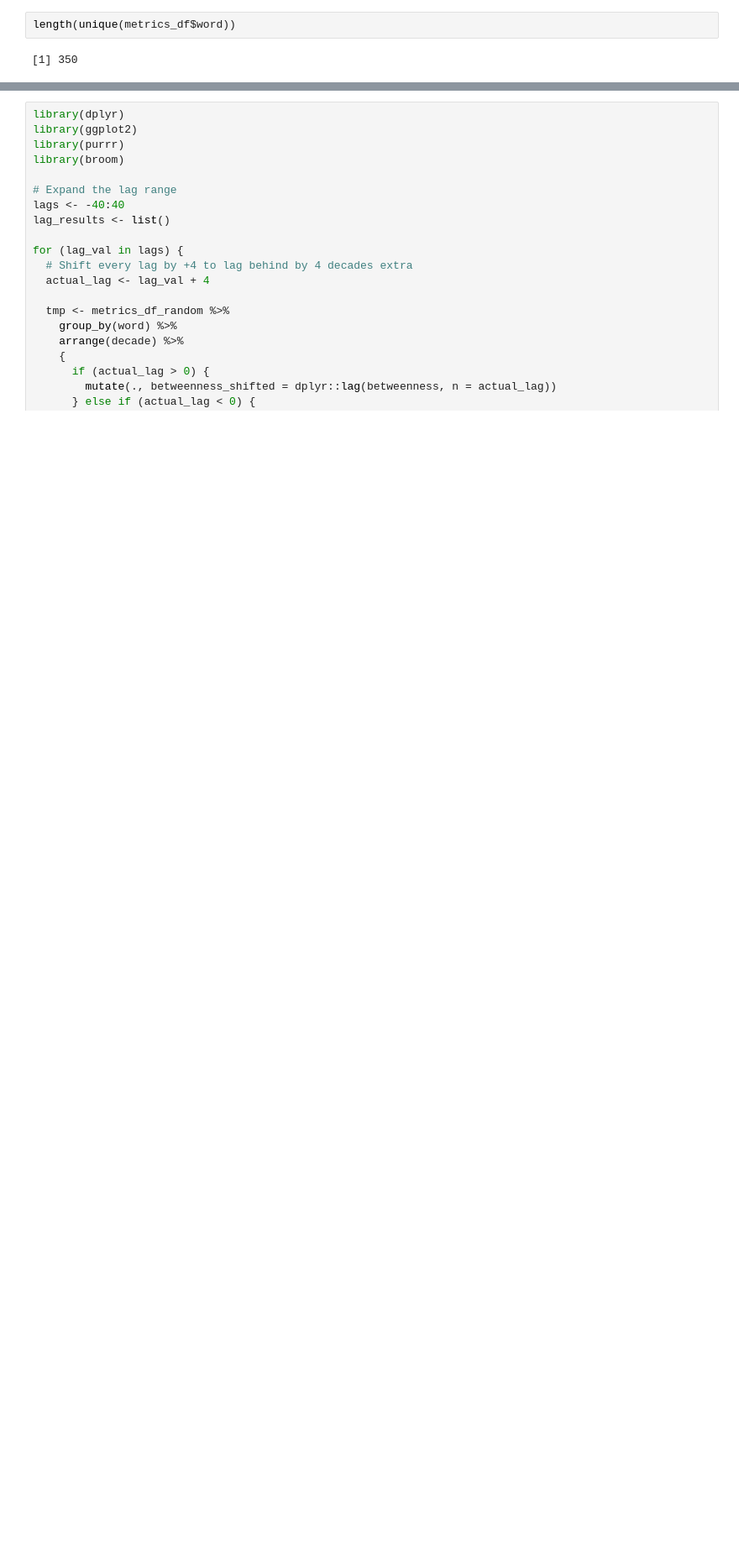
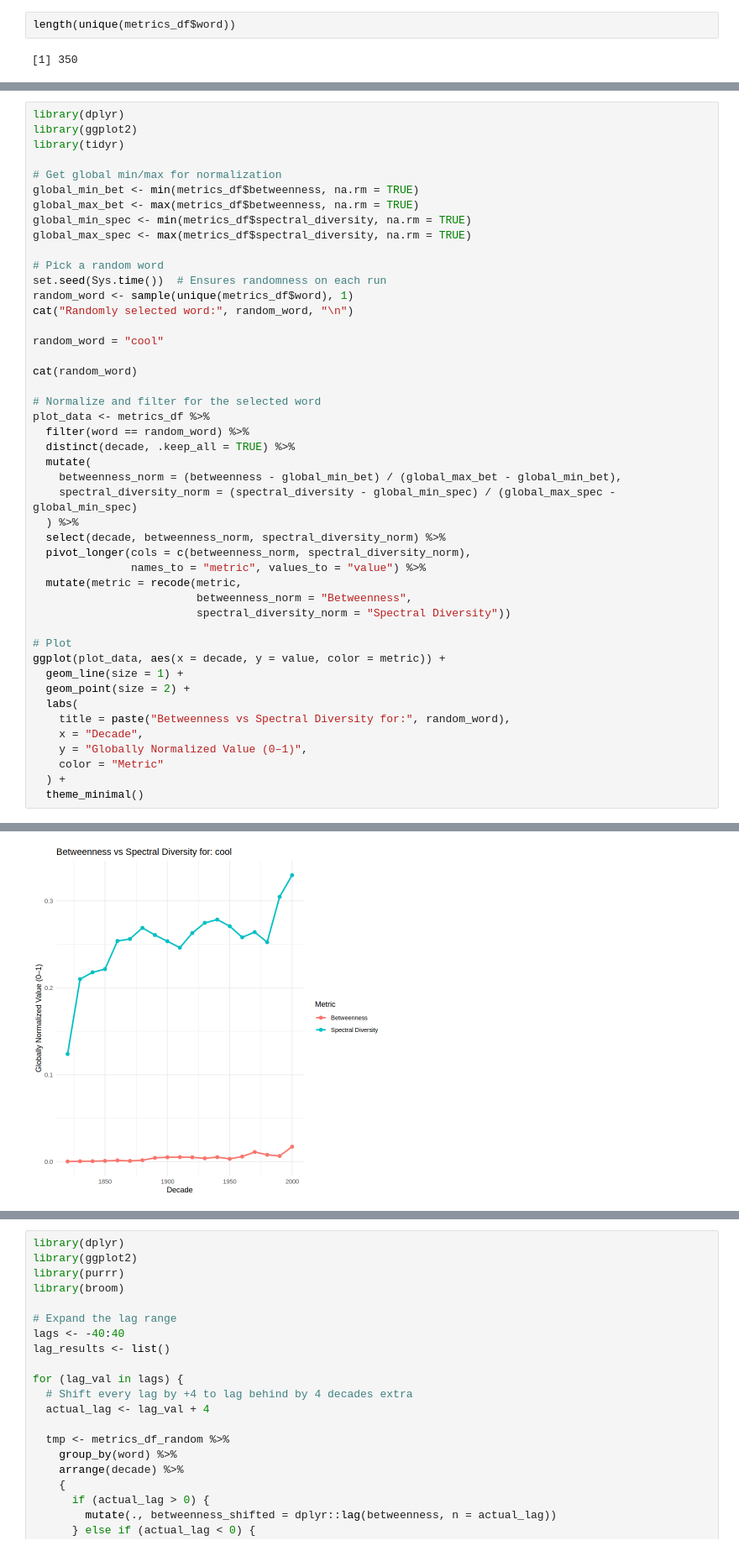
Before and after one commit to zstud04/lexical-evolution, a Jupyter notebook: analyses/word_sense_3.ipynb, the cells around one changed output, grey strips where cells are left out. Shown at 84% size. Saved outputs shown, nothing was run; the diff lists cells and outputs as text; blank space fills up the shorter version.

```diff
--- a/analyses/word_sense_3.ipynb
+++ b/analyses/word_sense_3.ipynb
@@ -133,0 +329,47 @@ length(unique(metrics_df$word))
+# %%
+library(dplyr)
+library(ggplot2)
+library(tidyr)
+
+# Get global min/max for normalization
+global_min_bet <- min(metrics_df$betweenness, na.rm = TRUE)
+global_max_bet <- max(metrics_df$betweenness, na.rm = TRUE)
+global_min_spec <- min(metrics_df$spectral_diversity, na.rm = TRUE)
+global_max_spec <- max(metrics_df$spectral_diversity, na.rm = TRUE)
+
+# Pick a random word
+set.seed(Sys.time())  # Ensures randomness on each run
+random_word <- sample(unique(metrics_df$word), 1)
+cat("Randomly selected word:", random_word, "\n")
+
+random_word = "cool"
+
+cat(random_word)
+
+# Normalize and filter for the selected word
+plot_data <- metrics_df %>%
+  filter(word == random_word) %>%
+  distinct(decade, .keep_all = TRUE) %>%
+  mutate(
+    betweenness_norm = (betweenness - global_min_bet) / (global_max_bet - global_min_bet),
+    spectral_diversity_norm = (spectral_diversity - global_min_spec) / (global_max_spec - global_min_spec)
+  ) %>%
+  select(decade, betweenness_norm, spectral_diversity_norm) %>%
+  pivot_longer(cols = c(betweenness_norm, spectral_diversity_norm),
+               names_to = "metric", values_to = "value") %>%
+  mutate(metric = recode(metric,
+                         betweenness_norm = "Betweenness",
+                         spectral_diversity_norm = "Spectral Diversity"))
+
+# Plot
+ggplot(plot_data, aes(x = decade, y = value, color = metric)) +
+  geom_line(size = 1) +
+  geom_point(size = 2) +
+  labs(
+    title = paste("Betweenness vs Spectral Diversity for:", random_word),
+    x = "Decade",
+    y = "Globally Normalized Value (0–1)",
+    color = "Metric"
+  ) +
+  theme_minimal()
+# %% [output]
@@ -133,0 +378 @@ length(unique(metrics_df$word))
+[figure, added]
```
Also changed, not shown: parts of 15 cells of this notebook, 6 other files.
